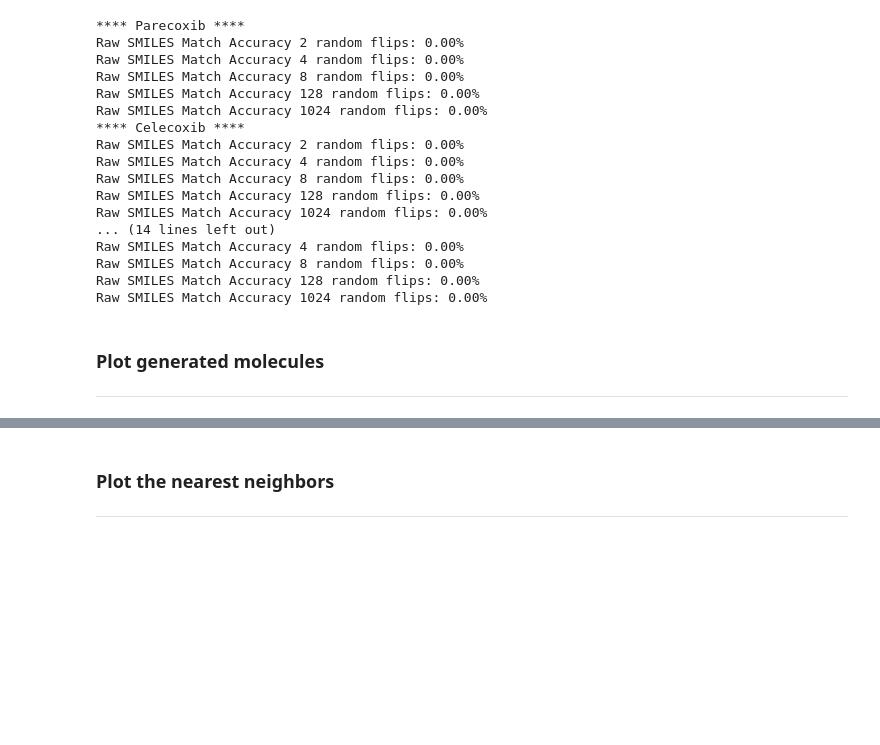
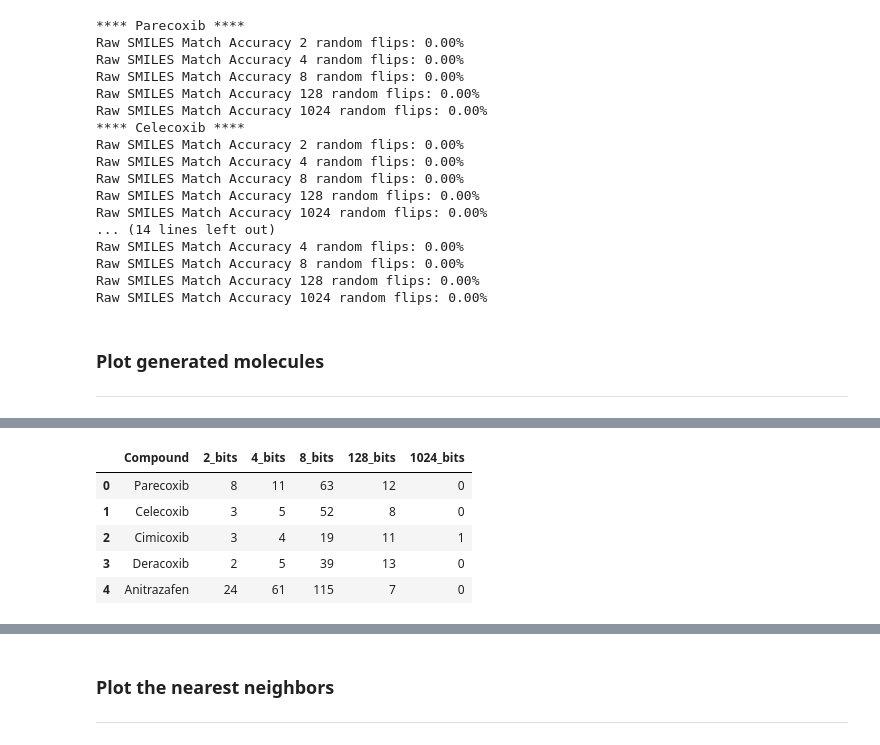
Before and after one commit to NilsDunlop/Flip2Mol, a Jupyter notebook: src/7_bit_flipping_nn_tanimoto_2.ipynb, the cells around one changed output, grey strips where cells are left out. Cells and saved outputs as stored; diff of their text form; code cells hidden in the pictures; blank space fills up the shorter version.

```diff
--- a/src/7_bit_flipping_nn_tanimoto_2.ipynb
+++ b/src/7_bit_flipping_nn_tanimoto_2.ipynb
@@ -977,0 +947,41 @@ plot_all_molecules(anitrazafen_df_1024,1024)
+# %%
+# Create a dictionary to store the data
+data = {
+    'Compound': [],
+    '2_bits': [],
+    '4_bits': [],
+    '8_bits': [],
+    '128_bits': [],
+    '1024_bits': []
+}
+
+# List of compounds and their corresponding dataframes
+compounds = [
+    ('Parecoxib', parecoxib_df_2, parecoxib_df_4, parecoxib_df_8, parecoxib_df_128, parecoxib_df_1024),
+    ('Celecoxib', celecoxib_df_2, celecoxib_df_4, celecoxib_df_8, celecoxib_df_128, celecoxib_df_1024),
+    ('Cimicoxib', cimicoxib_df_2, cimicoxib_df_4, cimicoxib_df_8, cimicoxib_df_128, cimicoxib_df_1024),
+    ('Deracoxib', deracoxib_df_2, deracoxib_df_4, deracoxib_df_8, deracoxib_df_128, deracoxib_df_1024),
+    ('Anitrazafen', anitrazafen_df_2, anitrazafen_df_4, anitrazafen_df_8, anitrazafen_df_128, anitrazafen_df_1024)
+]
+
+# Iterate over each compound and their dataframes
+for compound, df_2, df_4, df_8, df_128, df_1024 in compounds:
+    data['Compound'].append(compound)
+    data['2_bits'].append(df_2[df_2['Generated_SMILES'] != 'Invalid SMILES string']['Generated_SMILES'].nunique())
+    data['4_bits'].append(df_4[df_4['Generated_SMILES'] != 'Invalid SMILES string']['Generated_SMILES'].nunique())
+    data['8_bits'].append(df_8[df_8['Generated_SMILES'] != 'Invalid SMILES string']['Generated_SMILES'].nunique())
+    data['128_bits'].append(df_128[df_128['Generated_SMILES'] != 'Invalid SMILES string']['Generated_SMILES'].nunique())
+    data['1024_bits'].append(df_1024[df_1024['Generated_SMILES'] != 'Invalid SMILES string']['Generated_SMILES'].nunique())
+
+# Create the dataframe
+unique_valid_smiles_df = pd.DataFrame(data)
+
+# Display the dataframe
+unique_valid_smiles_df
+# %% [output]
+|  | Compound | 2_bits | 4_bits | 8_bits | 128_bits | 1024_bits |
+| 0 | Parecoxib | 8 | 11 | 63 | 12 | 0 |
+| 1 | Celecoxib | 3 | 5 | 52 | 8 | 0 |
+| 2 | Cimicoxib | 3 | 4 | 19 | 11 | 1 |
+| 3 | Deracoxib | 2 | 5 | 39 | 13 | 0 |
+| 4 | Anitrazafen | 24 | 61 | 115 | 7 | 0 |
```
Also changed, not shown: parts of 10 cells of this notebook.
